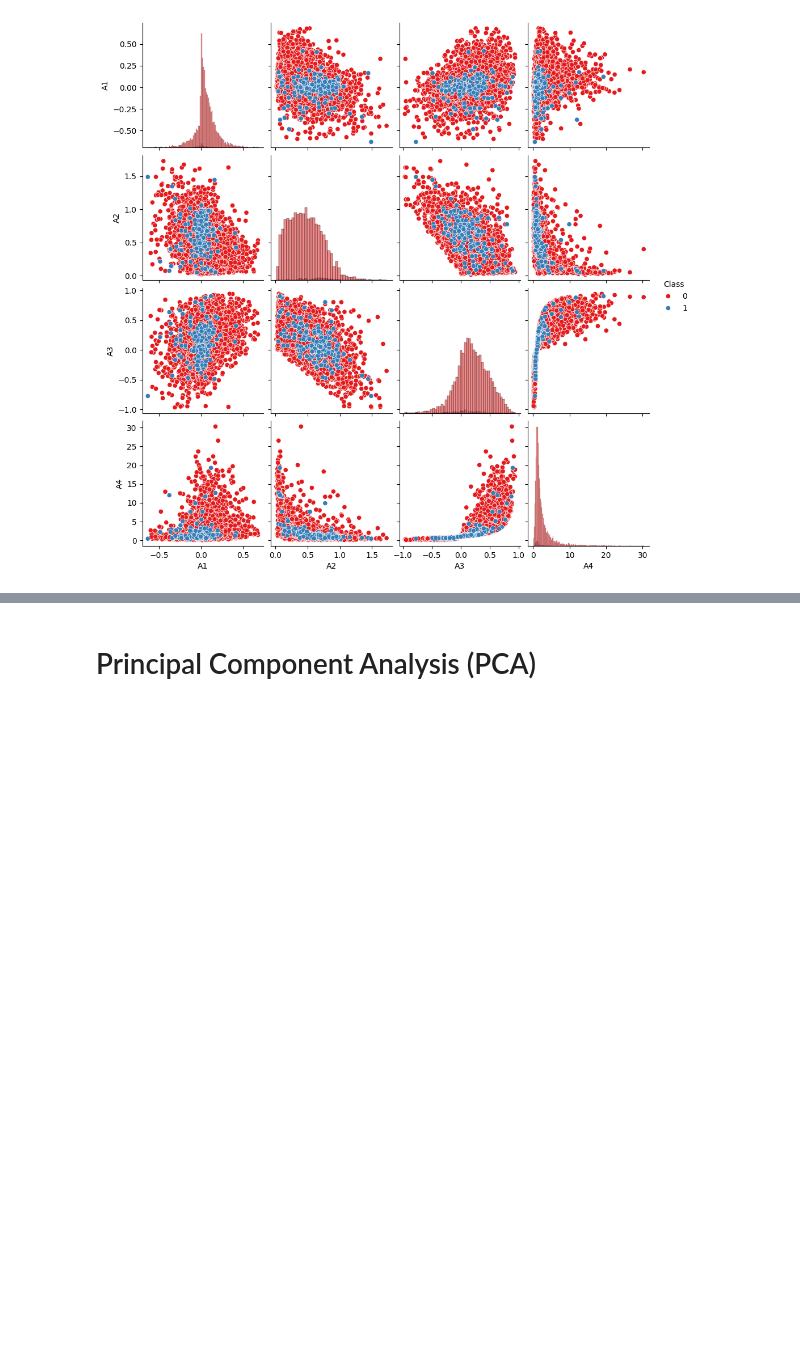
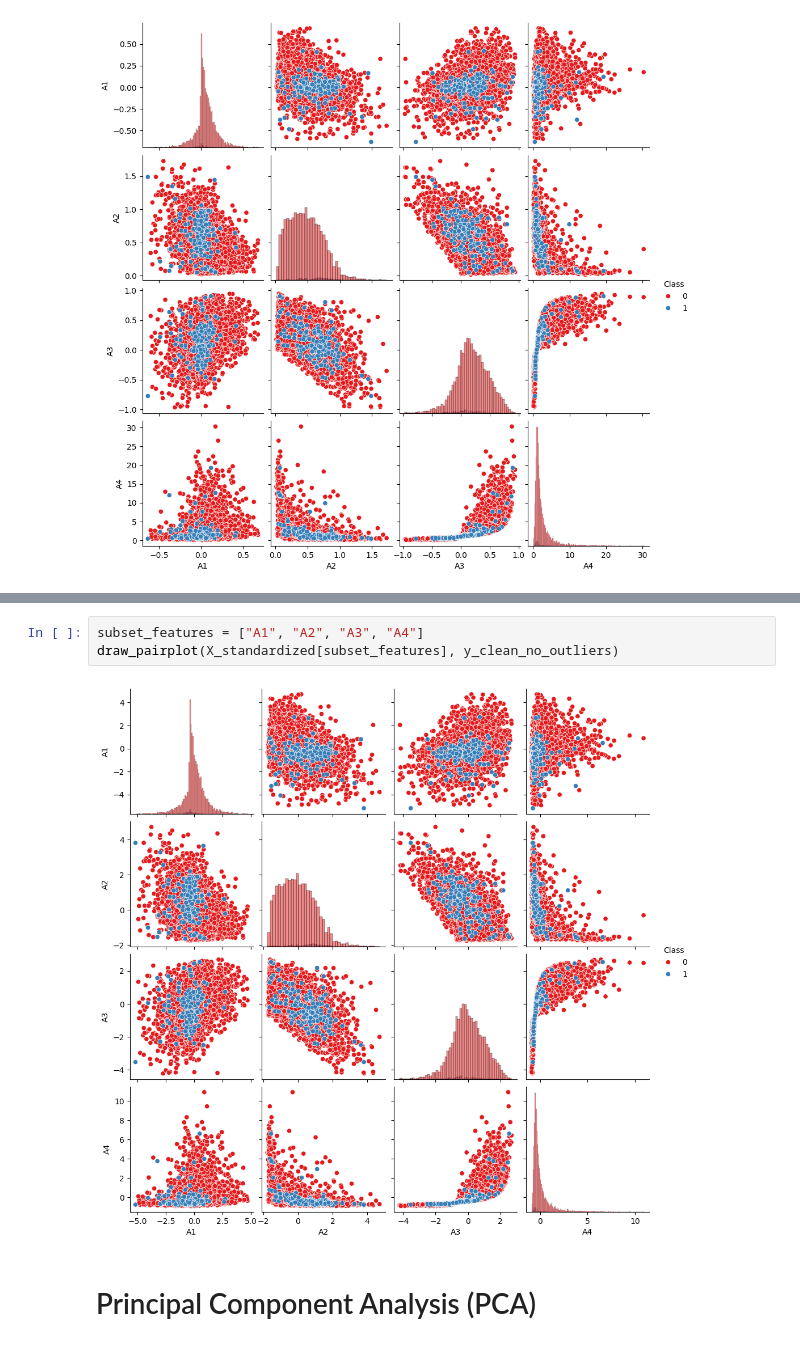
Before and after one commit to piotrdurniat/ml-l1-pcb, a Jupyter notebook: uczenie-maszynowe-lab-1.ipynb, the cells around one changed output, grey strips where cells are left out. Saved outputs shown, nothing was run; the diff lists cells and outputs as text; blank space fills up the shorter version.

```diff
--- a/uczenie-maszynowe-lab-1.ipynb
+++ b/uczenie-maszynowe-lab-1.ipynb
@@ -486,3 +503,8 @@ draw_pairplot(X_clean_no_outliers[subset_features], y_clean_no_outliers)
+# %%
+subset_features = ["A1", "A2", "A3", "A4"]
+draw_pairplot(X_standardized[subset_features], y_clean_no_outliers)
+# %% [output]
+[figure, added]
 # %% [markdown]
 # Principal Component Analysis (PCA)
 # %%
```
Also changed, not shown: parts of 11 cells of this notebook.
